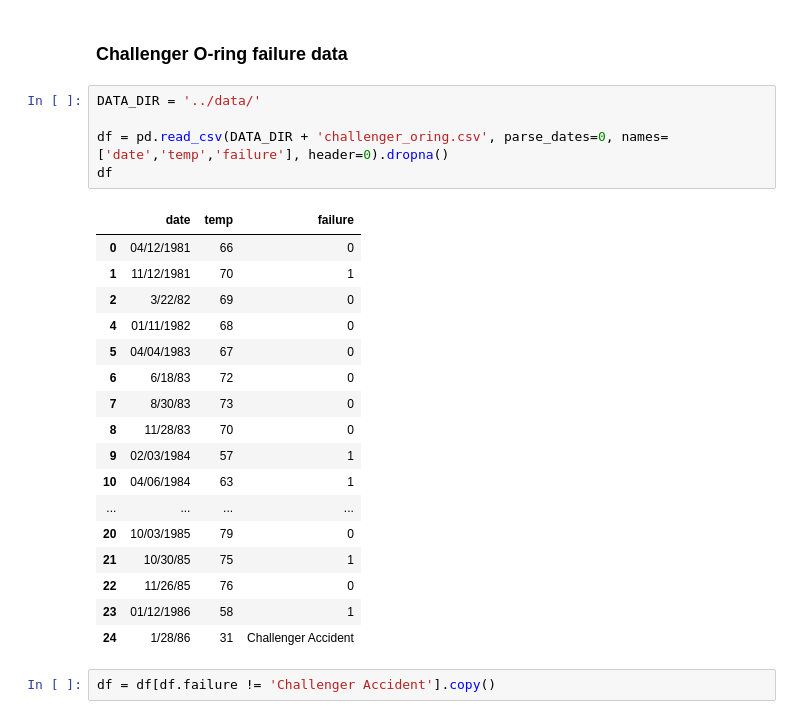
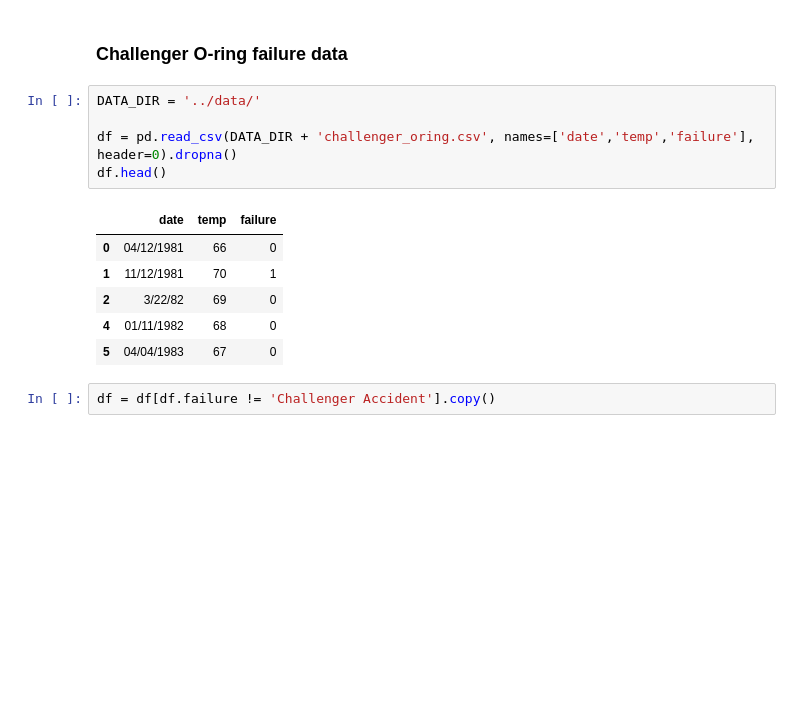
Before and after one commit to lorachow/DS_HK_9, a Jupyter notebook: notebooks/10 - Logistic Regression.ipynb, the cells around one changed output. Drawn from its saved outputs; the diff is of its cells as text; blank space fills up the shorter version.

```diff
--- a/notebooks/10 - Logistic Regression.ipynb
+++ b/notebooks/10 - Logistic Regression.ipynb
@@ -615,26 +705,15 @@ But they did not make their case persuasively, and were over-ruled by NASA.
 # %%
 DATA_DIR = '../data/'
 
-df = pd.read_csv(DATA_DIR + 'challenger_oring.csv', parse_dates=0, names=['date','temp','failure'], header=0).dropna()
-df
+df = pd.read_csv(DATA_DIR + 'challenger_oring.csv', names=['date','temp','failure'], header=0).dropna()
+df.head()
 # %% [output]
 |  | date | temp | failure |
 | 0 | 04/12/1981 | 66 | 0 |
 | 1 | 11/12/1981 | 70 | 1 |
 | 2 | 3/22/82 | 69 | 0 |
 | 4 | 01/11/1982 | 68 | 0 |
 | 5 | 04/04/1983 | 67 | 0 |
-| 6 | 6/18/83 | 72 | 0 |
-| 7 | 8/30/83 | 73 | 0 |
-| 8 | 11/28/83 | 70 | 0 |
-| 9 | 02/03/1984 | 57 | 1 |
-| 10 | 04/06/1984 | 63 | 1 |
-| ... | ... | ... | ... |
-| 20 | 10/03/1985 | 79 | 0 |
-| 21 | 10/30/85 | 75 | 1 |
-| 22 | 11/26/85 | 76 | 0 |
-| 23 | 01/12/1986 | 58 | 1 |
-| 24 | 1/28/86 | 31 | Challenger Accident |
 # %%
 df = df[df.failure != 'Challenger Accident'].copy()
 # %%
```
Also changed, not shown: parts of 25 cells of this notebook.
